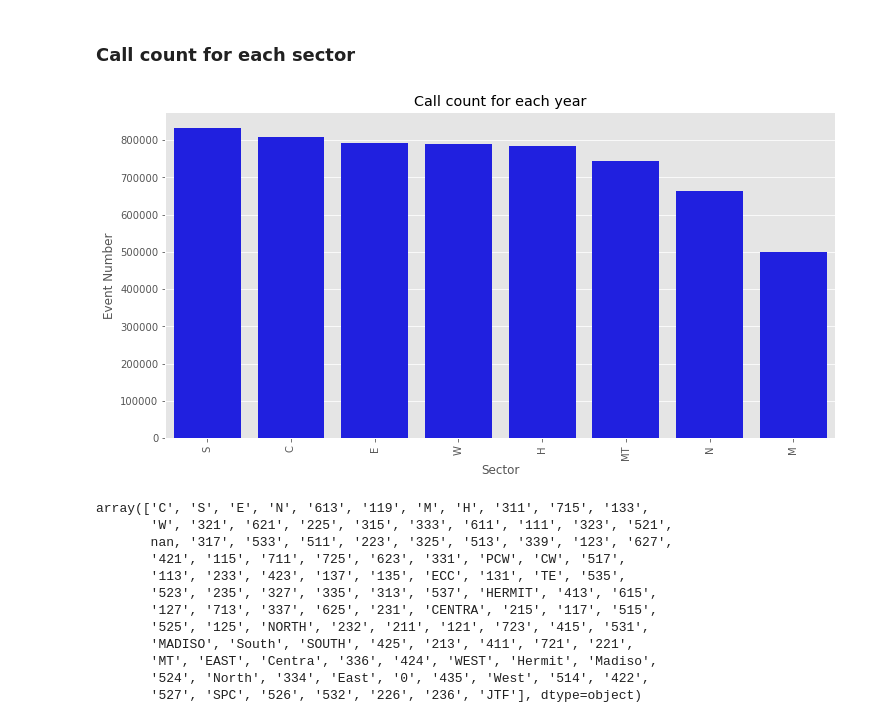
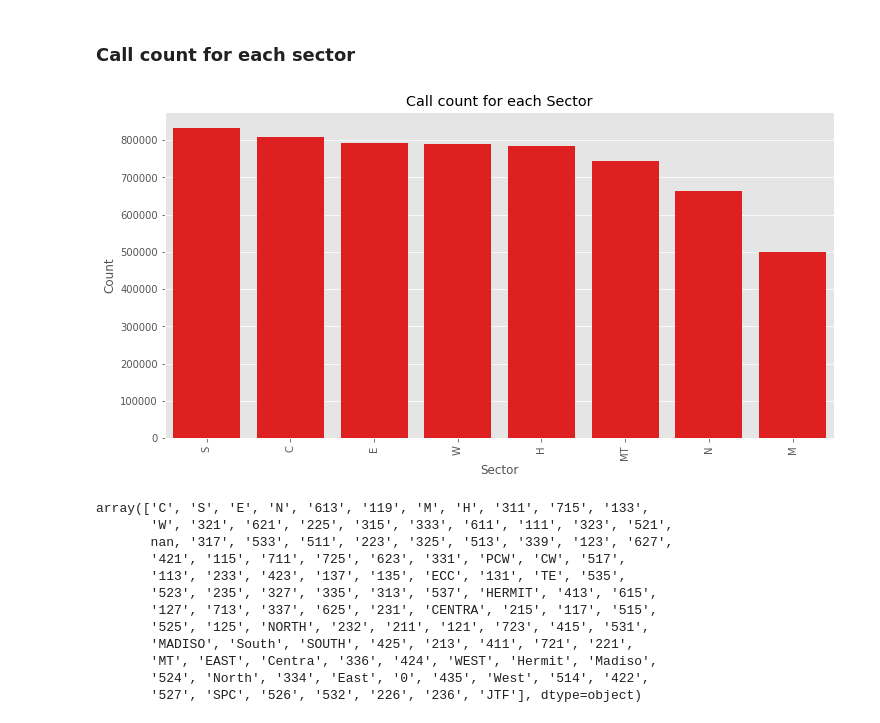
Before and after one commit to ronaldpacheco/Nashville_Police_Calls, a Jupyter notebook: Police_calls_analysis.ipynb, the cells around one changed output. Drawn from its saved outputs; the diff is of its cells as text; code cells hidden in the pictures.

```diff
--- a/Police_calls_analysis.ipynb
+++ b/Police_calls_analysis.ipynb
@@ -213,12 +222,13 @@ So far, for 2021 we have:
 ### Call count for each sector
 # %%
 plt.figure(figsize=(12,6))
-sns.barplot(data=pd.DataFrame(data.groupby(data.Sector)['Event Number'].count().sort_values(ascending=False)[:8]).reset_index(), x='Sector', y='Event Number',color='b')
+sns.barplot(data=pd.DataFrame(data.groupby(data.Sector)['Event Number'].count().sort_values(ascending=False)[:8]).reset_index(), x='Sector', y='Event Number',color='r')
 plt.xticks(rotation = 90)
-plt.title('Call count for each year')
+plt.title('Call count for each Sector')
+plt.ylabel('Count')
 plt.show()
 # %% [output]
-[figure, old version]
+[figure, new version]
 # %%
 data.Sector.unique()
 # %% [output]
```
Also changed, not shown: parts of 19 cells of this notebook, 2 other files.
